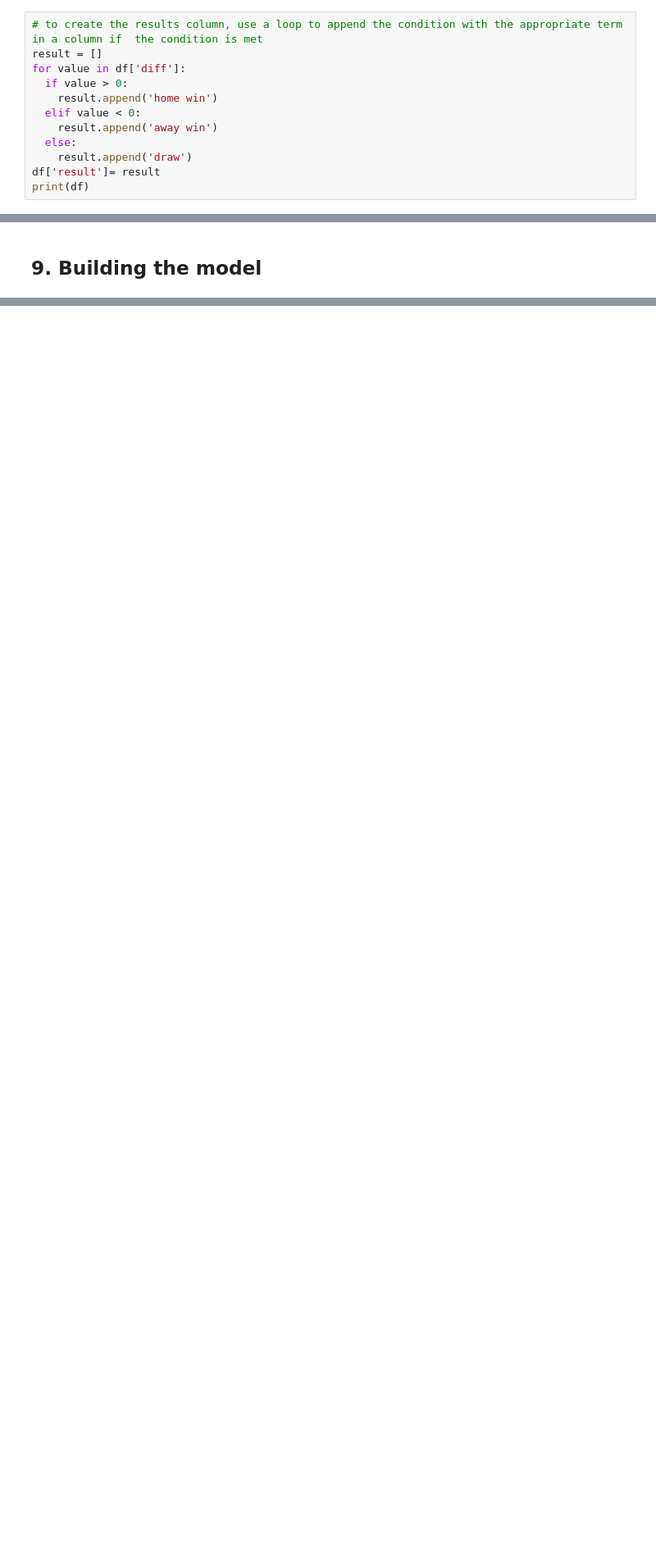
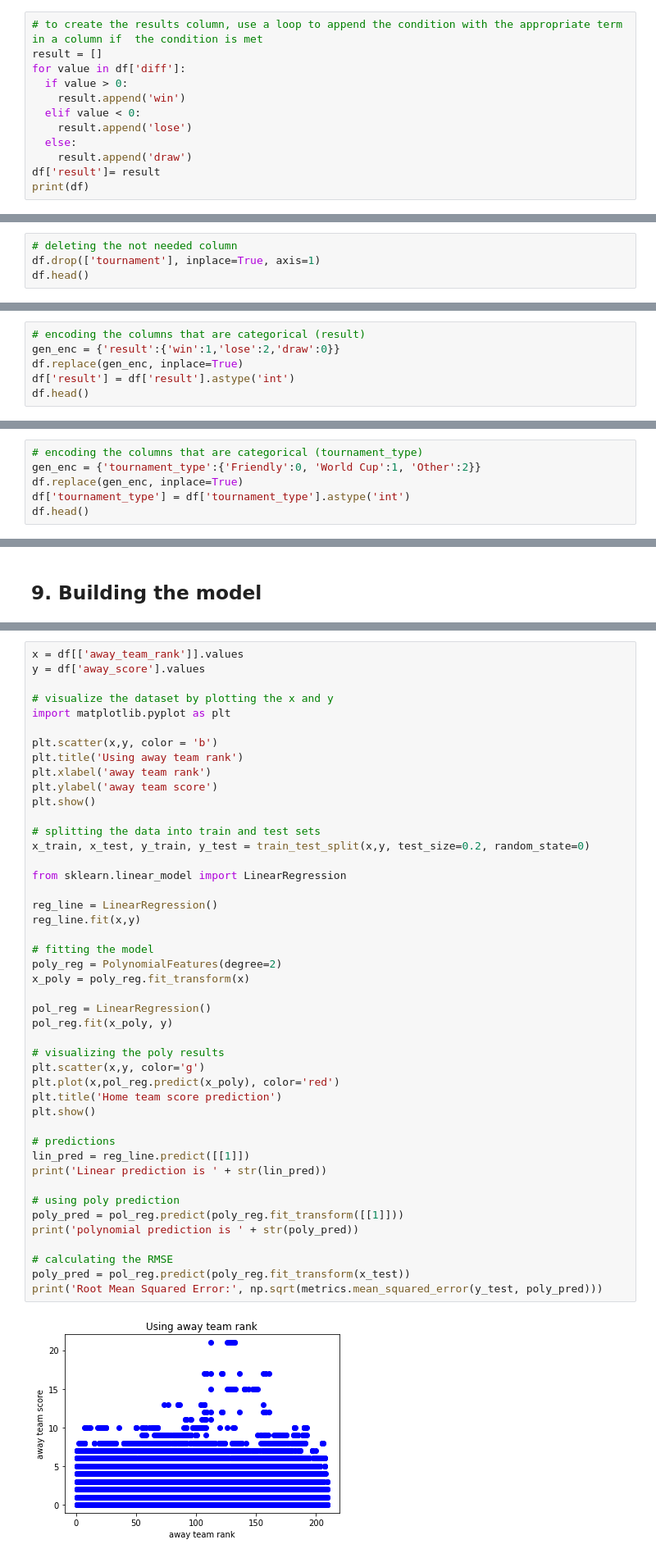
Before and after one commit to KenMuriuki/Mchezopesa-Ltd-football-Prediction, a Jupyter notebook: Kennedy_Muriuki_Week_6_Project_Supervised_Machine_Learning.ipynb, the cells around one changed output, grey strips where cells are left out. Shown at 82% size. Drawn from its saved outputs; the diff is of its cells as text; blank space fills up the shorter version.

```diff
--- a/Kennedy_Muriuki_Week_6_Project_Supervised_Machine_Learning.ipynb
+++ b/Kennedy_Muriuki_Week_6_Project_Supervised_Machine_Learning.ipynb
@@ -298,9 +288,9 @@ df.head()
 result = []
 for value in df['diff']:
   if value > 0:
-    result.append('home win')
+    result.append('win')
   elif value < 0:
-    result.append('away win')
+    result.append('lose')
   else:
     result.append('draw')
 df['result']= result
@@ -343,0 +367,4 @@ df.head()
+# %%
+# deleting the not needed column
+df.drop(['tournament'], inplace=True, axis=1)
+df.head()
@@ -343,0 +378,6 @@ df.head()
+# %%
+# encoding the columns that are categorical (result)
+gen_enc = {'result':{'win':1,'lose':2,'draw':0}}
+df.replace(gen_enc, inplace=True)
+df['result'] = df['result'].astype('int')
+df.head()
@@ -343,0 +391,6 @@ df.head()
+# %%
+# encoding the columns that are categorical (tournament_type)
+gen_enc = {'tournament_type':{'Friendly':0, 'World Cup':1, 'Other':2}}
+df.replace(gen_enc, inplace=True)
+df['tournament_type'] = df['tournament_type'].astype('int')
+df.head()
@@ -359,0 +797,47 @@ df.head()
+# %%
+x = df[['away_team_rank']].values
+y = df['away_score'].values
+
+# visualize the dataset by plotting the x and y
+import matplotlib.pyplot as plt
+
+plt.scatter(x,y, color = 'b')
+plt.title('Using away team rank')
+plt.xlabel('away team rank')
+plt.ylabel('away team score')
+plt.show()
+
+# splitting the data into train and test sets
+x_train, x_test, y_train, y_test = train_test_split(x,y, test_size=0.2, random_state=0)
+
+from sklearn.linear_model import LinearRegression
+
+reg_line = LinearRegression()
+reg_line.fit(x,y)
+
+# fitting the model
+poly_reg = PolynomialFeatures(degree=2)
+x_poly = poly_reg.fit_transform(x)
+
+pol_reg = LinearRegression()
+pol_reg.fit(x_poly, y)
+
+# visualizing the poly results
+plt.scatter(x,y, color='g')
+plt.plot(x,pol_reg.predict(x_poly), color='red')
+plt.title('Home team score prediction')
+plt.show()
+
+# predictions
+lin_pred = reg_line.predict([[1]])
+print('Linear prediction is ' + str(lin_pred))
+
+# using poly prediction
+poly_pred = pol_reg.predict(poly_reg.fit_transform([[1]]))
+print('polynomial prediction is ' + str(poly_pred))
+
+# calculating the RMSE
+poly_pred = pol_reg.predict(poly_reg.fit_transform(x_test))
+print('Root Mean Squared Error:', np.sqrt(metrics.mean_squared_error(y_test, poly_pred)))
+# %% [output]
+[figure, added]
```
Also changed, not shown: parts of 57 cells of this notebook.
